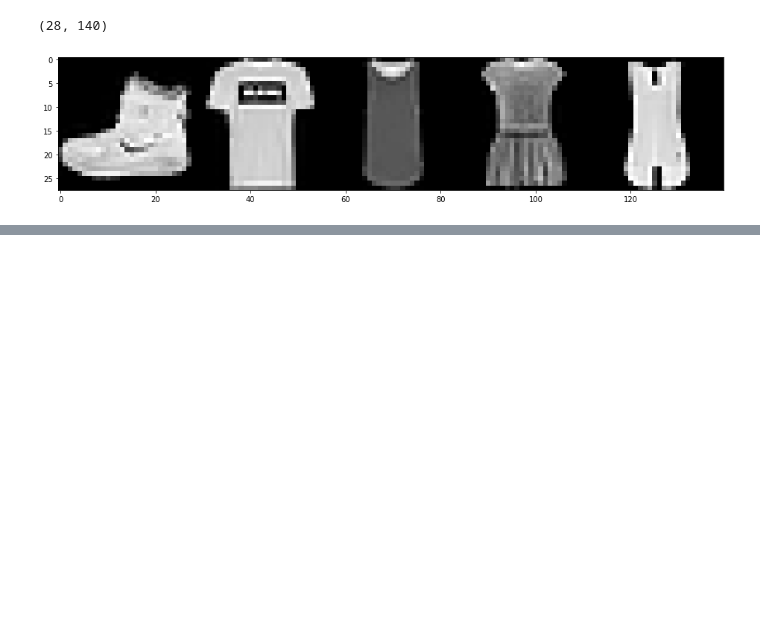
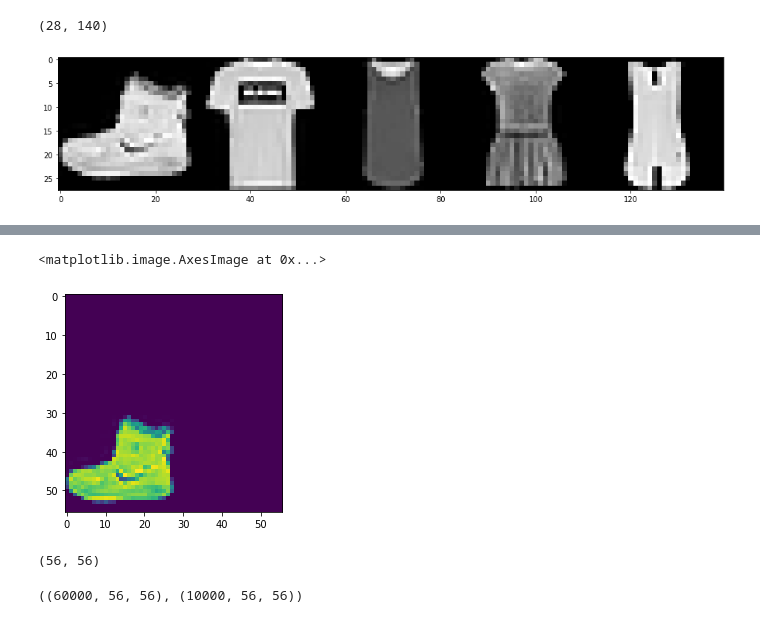
Before and after one commit to Vaycold/Vaycold, a Jupyter notebook: Python_DL/여러 의상 사진에서 옷 종류 구분하기.ipynb, the cells around one changed output, grey strips where cells are left out. Drawn from its saved outputs; the diff is of its cells as text; code cells hidden in the pictures; blank space fills up the shorter version.

```diff
--- a/Python_DL/여러 의상 사진에서 옷 종류 구분하기.ipynb
+++ b/Python_DL/여러 의상 사진에서 옷 종류 구분하기.ipynb
@@ -190,0 +207,26 @@ plt.show()
+# %%
+# 이미지 한장의 크기를 4배로 확대하고, 객체는 4분면 영역중 랜덤으로 1공간에 넣는 함수를 작성해보자
+
+def expand(img) :
+  bg = np.zeros(img.shape)
+  # 1 0
+  # 2 3
+  idx = np.random.randint(0,4)
+  slots = [bg,bg,bg,bg]
+  slots[idx] = img
+  expanded = np.vstack([
+                        np.hstack(slots[:2]),
+                        np.hstack(slots[2:])
+
+  ]
+  )
+  return expanded
+# %%
+plt.imshow(expand(train_images[0]))
+# %% [output]
+<matplotlib.image.AxesImage at 0x...>
+[figure, added]
+# %%
+expand(train_images[0]).shape
+# %% [output]
+(56, 56)
@@ -190,0 +237,4 @@ plt.show()
+# %%
+train_expand_images.shape, test_expand_images.shape
+# %% [output]
+((60000, 56, 56), (10000, 56, 56))
```
Also changed, not shown: parts of 22 cells of this notebook.
